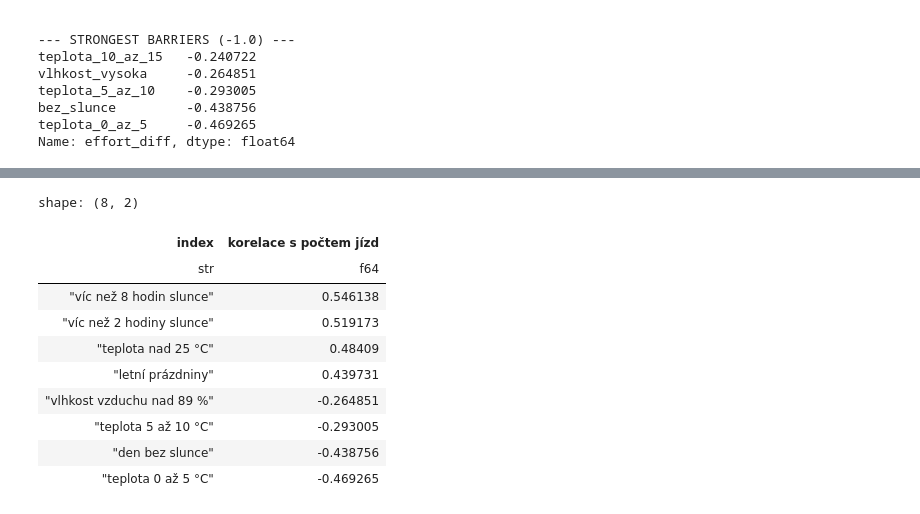
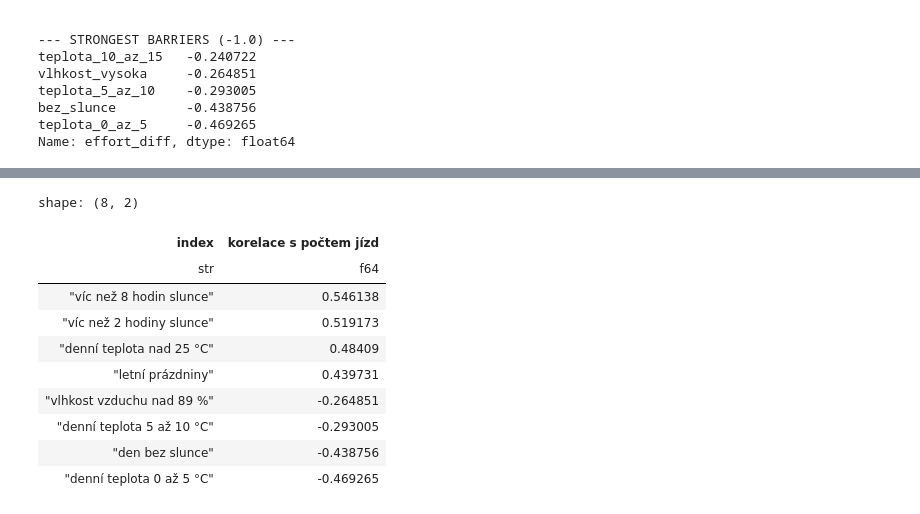
Before and after one commit to DataRozhlas/strava, a Jupyter notebook: 105_co_laka_jezdit_na_kole.ipynb, the cells around one changed output, grey strips where cells are left out. Saved outputs shown, nothing was run; the diff lists cells and outputs as text; code cells hidden in the pictures.

```diff
--- a/105_co_laka_jezdit_na_kole.ipynb
+++ b/105_co_laka_jezdit_na_kole.ipynb
@@ -386,37 +406,37 @@ Name: effort_diff, dtype: float64
 # %%
 korelace_graf = pl.concat(
     [
         pl.from_pandas(pd.DataFrame(target_corr_sorted.head(4)).reset_index()),
         pl.from_pandas(pd.DataFrame(target_corr_sorted.tail(4)).reset_index())
     ]
 ).rename(
     {'effort_diff':'korelace s počtem jízd'}
 )
 
 hodnoty = korelace_graf.select(pl.col("index")).to_series().to_list()
 
 korelace_graf = korelace_graf.with_columns(
     pl.col("index").str.replace_many(
         hodnoty,
-        ['víc než 8 hodin slunce','víc než 2 hodiny slunce','teplota nad 25 °C','letní prázdniny','vlhkost vzduchu nad 89 %','teplota 5 až 10 °C','den bez slunce','teplota 0 až 5 °C']
+        ['víc než 8 hodin slunce','víc než 2 hodiny slunce','denní teplota nad 25 °C','letní prázdniny','vlhkost vzduchu nad 89 %','denní teplota 5 až 10 °C','den bez slunce','denní teplota 0 až 5 °C']
     )
 )
 
 korelace_graf.write_json('data/korelace_cyklistika.json')
 
 korelace_graf
 # %% [output]
 shape: (8, 2)
 | index | korelace s počtem jízd |
 | str | f64 |
 | "víc než 8 hodin slunce" | 0.546138 |
 | "víc než 2 hodiny slunce" | 0.519173 |
-| "teplota nad 25 °C" | 0.48409 |
+| "denní teplota nad 25 °C" | 0.48409 |
 | "letní prázdniny" | 0.439731 |
 | "vlhkost vzduchu nad 89 %" | -0.264851 |
-| "teplota 5 až 10 °C" | -0.293005 |
+| "denní teplota 5 až 10 °C" | -0.293005 |
 | "den bez slunce" | -0.438756 |
-| "teplota 0 až 5 °C" | -0.469265 |
+| "denní teplota 0 až 5 °C" | -0.469265 |
 # %%
 alt.Chart(
     dfp
```
Also changed, not shown: parts of 5 cells of this notebook, 11 other files.
